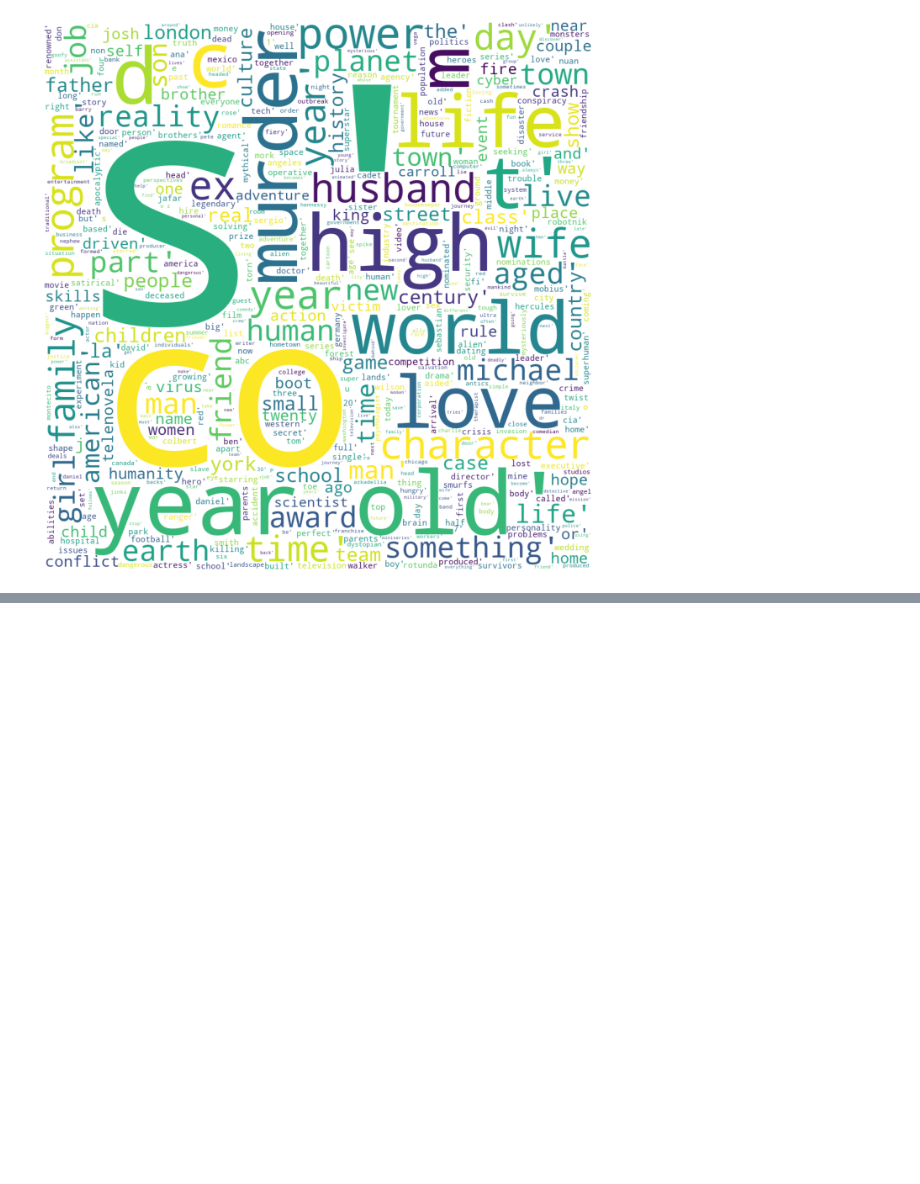
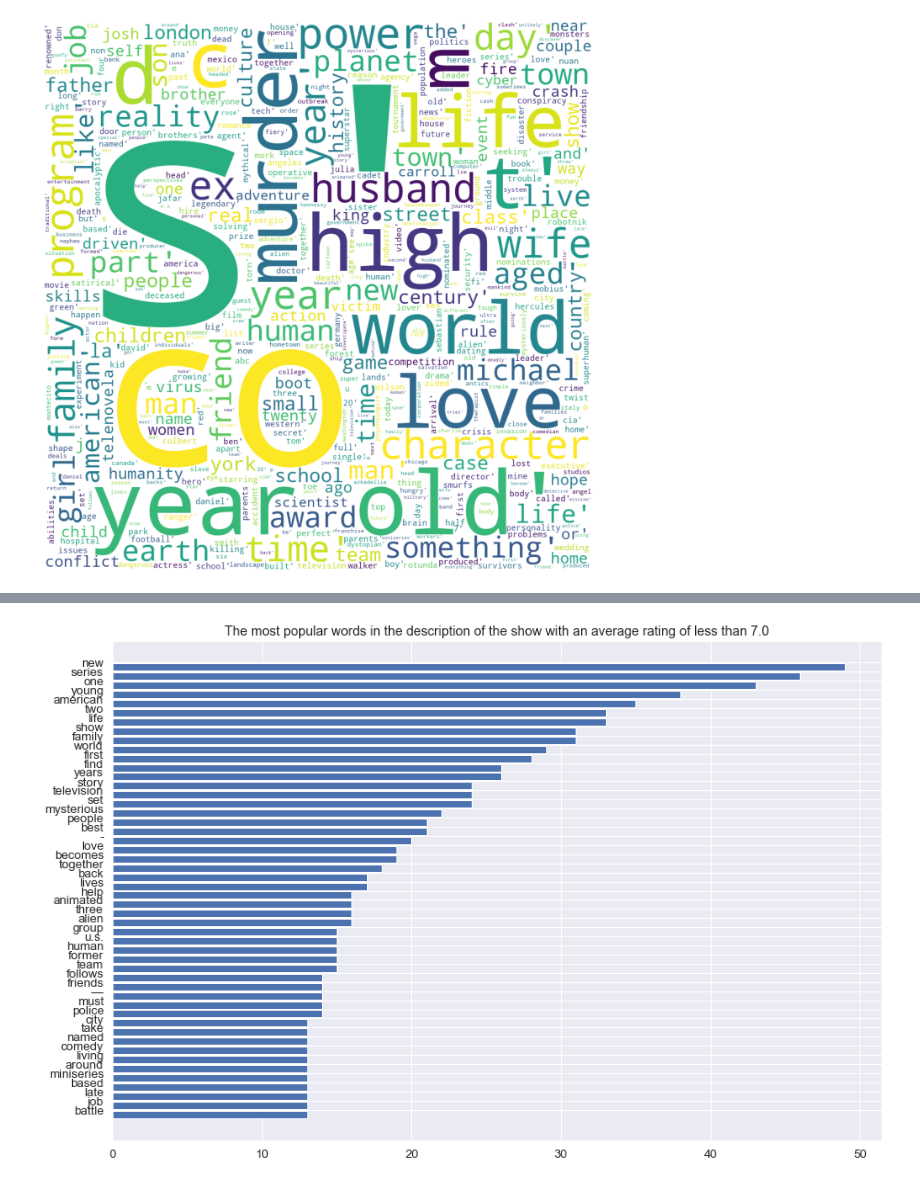
Before and after one commit to ericleo8/Netflix-Analysis, a Jupyter notebook: NetflixAnalysis.ipynb, the cells around one changed output, grey strips where cells are left out. Saved outputs shown, nothing was run; the diff lists cells and outputs as text; code cells hidden in the pictures; blank space fills up the shorter version.

```diff
--- a/NetflixAnalysis.ipynb
+++ b/NetflixAnalysis.ipynb
@@ -279,0 +271,7 @@ shows_by_country
+# %%
+plt.figure(figsize=(15,10))
+wordBarGraphFunction(df = less_than_7,
+                     column = 'overview',
+                     title = 'The most popular words in the description of the show with an average rating of less than 7.0')
+# %% [output]
+[figure, added]
```
Also changed, not shown: parts of 7 cells of this notebook.
